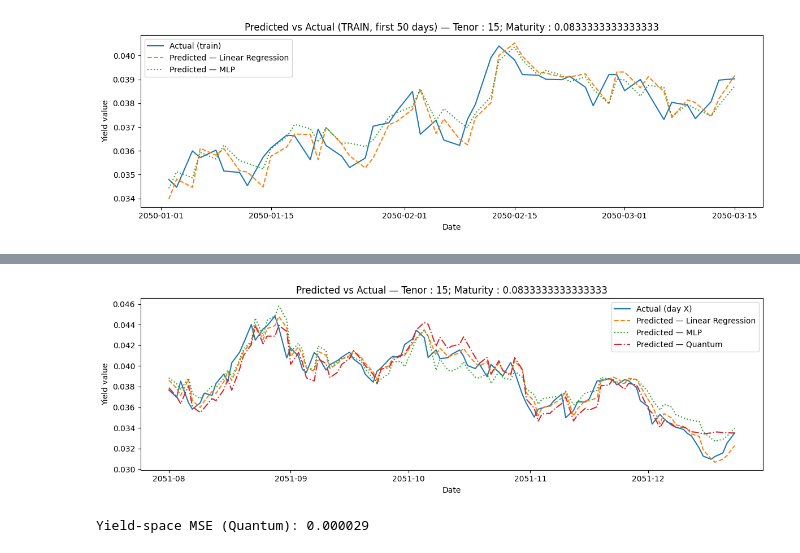
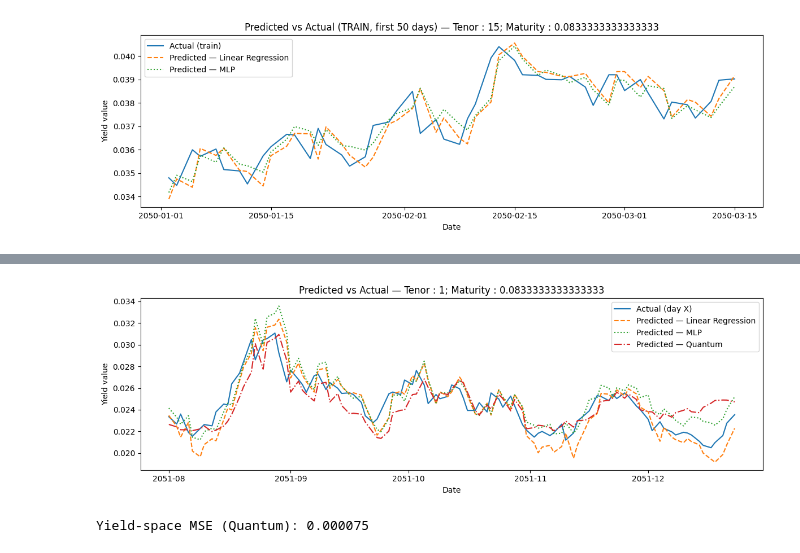
Before and after one commit to yeray142/q_volution_2026_sdu, a Jupyter notebook: data-eda-kinda-running.ipynb, the cells around one changed output, grey strips where cells are left out. Drawn from its saved outputs; the diff is of its cells as text; code cells hidden in the pictures.

```diff
--- a/data-eda-kinda-running.ipynb
+++ b/data-eda-kinda-running.ipynb
@@ -117,7 +117,7 @@ X = X.apply(pd.to_numeric, errors="coerce")
 # 4) PCA pipeline: scale -> PCA(60)
 pca_pipe = Pipeline([
     ("scaler", StandardScaler(with_mean=True, with_std=True)),
-    ("pca", PCA(n_components=4, random_state=0))
+    ("pca", PCA(n_components=3, random_state=0))
 ])
 
 # 5) Fit + transform
@@ -565,41 +573,42 @@ PC-space MSE (Quantum): 3.908447
 # %%
 import matplotlib.pyplot as plt
 
 # Inverse transform Quantum predictions to yield space
 Z_pred_quantum_full = np.zeros((len(y_pred_quantum), n_components_fit), dtype=float)
 Z_pred_quantum_full[:, :y_pred_quantum.shape[1]] = y_pred_quantum
 
 Y_pred_quantum_scaled = pca_pipe.named_steps["pca"].inverse_transform(Z_pred_quantum_full)
 Y_pred_quantum = pca_pipe.named_steps["scaler"].inverse_transform(Y_pred_quantum_scaled)
 
 # Align lengths
 n_common_q = min(len(Y_true_vals), Y_pred_quantum.shape[0], Y_pred_mlp.shape[0], Y_pred_vals.shape[0])
 Y_pred_quantum_vals = Y_pred_quantum[:n_common_q, :]
 
-# Plot predicted vs actual for yield column
-col_idx = 10
-first_col = yield_cols[col_idx]
+for i in range(1):
+    # Plot predicted vs actual for yield column
+    col_idx = i
+    first_col = yield_cols[col_idx]
 
-dates_plot = test_dates.iloc[:n_common_q]
-y_true_1        = Y_true_vals[:n_common_q, col_idx]   # True yields
-y_pred_lr_1     = Y_pred_vals[:n_common_q, col_idx]   # Linear Regression
-y_pred_mlp_1    = Y_pred_mlp_vals[:n_common_q, col_idx]  # MLP
-y_pred_quantum_1 = Y_pred_quantum_vals[:, col_idx]    # Quantum
+    dates_plot = test_dates.iloc[:n_common_q]
+    y_true_1        = Y_true_vals[:n_common_q, col_idx]   # True yields
+    y_pred_lr_1     = Y_pred_vals[:n_common_q, col_idx]   # Linear Regression
+    y_pred_mlp_1    = Y_pred_mlp_vals[:n_common_q, col_idx]  # MLP
+    y_pred_quantum_1 = Y_pred_quantum_vals[:, col_idx]    # Quantum
 
-plt.figure(figsize=(12, 4))
-plt.plot(dates_plot, y_true_1,         label="Actual (day X)")
-plt.plot(dates_plot, y_pred_lr_1,      label="Predicted — Linear Regression", linestyle="--")
-plt.plot(dates_plot, y_pred_mlp_1,     label="Predicted — MLP",               linestyle=":")
-plt.plot(dates_plot, y_pred_quantum_1, label="Predicted — Quantum",            linestyle="-.")
-plt.title(f"Predicted vs Actual — {first_col}")
-plt.xlabel("Date")
-plt.ylabel("Yield value")
-plt.legend()
-plt.tight_layout()
-plt.show()
+    plt.figure(figsize=(12, 4))
+    plt.plot(dates_plot, y_true_1,         label="Actual (day X)")
+    plt.plot(dates_plot, y_pred_lr_1,      label="Predicted — Linear Regression", linestyle="--")
+    plt.plot(dates_plot, y_pred_mlp_1,     label="Predicted — MLP",               linestyle=":")
+    plt.plot(dates_plot, y_pred_quantum_1, label="Predicted — Quantum",            linestyle="-.")
+    plt.title(f"Predicted vs Actual — {first_col}")
+    plt.xlabel("Date")
+    plt.ylabel("Yield value")
+    plt.legend()
+    plt.tight_layout()
+    plt.show()
 
-mse_quantum_yield = mean_squared_error(Y_true_vals[:n_common_q], Y_pred_quantum_vals)
-print(f"Yield-space MSE (Quantum): {mse_quantum_yield:.6f}")
+    mse_quantum_yield = mean_squared_error(Y_true_vals[:n_common_q], Y_pred_quantum_vals)
+    print(f"Yield-space MSE (Quantum): {mse_quantum_yield:.6f}")
 # %% [output]
-[figure, old version]
+[figure, new version]
-Yield-space MSE (Quantum): 0.000029
+Yield-space MSE (Quantum): 0.000075
```
Also changed, not shown: parts of 8 cells of this notebook.
